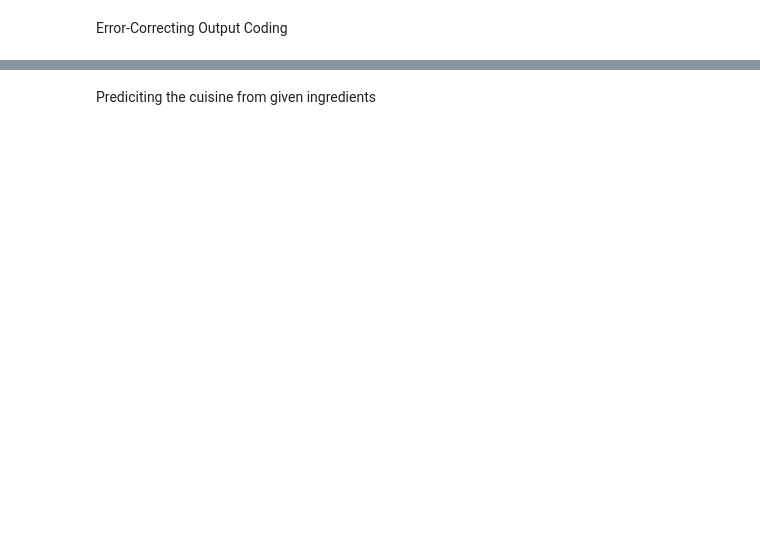
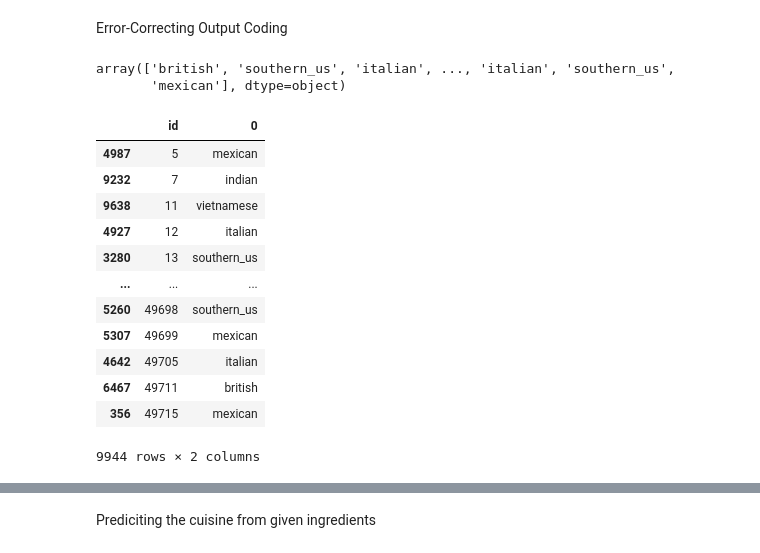
Before and after one commit to Milky066/IE0005_MiniProject, a Jupyter notebook: Source/Cooking.ipynb, the cells around one changed output, grey strips where cells are left out. Saved outputs shown, nothing was run; the diff lists cells and outputs as text; code cells hidden in the pictures; blank space fills up the shorter version.

```diff
--- a/Source/Cooking.ipynb
+++ b/Source/Cooking.ipynb
@@ -108,0 +128,8 @@ ingredients_test = MultiLabelBinarizer().fit_transform(test_df["ingredients"])
+# %%
+mlb = MultiLabelBinarizer()
+X = mlb.fit_transform(train_data["ingredients"])
+
+mlb.classes_
+mlb_test = MultiLabelBinarizer(classes=mlb.classes_)
+X_test = mlb_test.fit_transform(test_data["ingredients"])
+X_test.shape
@@ -109,3 +142,3 @@ ingredients_test = MultiLabelBinarizer().fit_transform(test_df["ingredients"])
 # %%
 svc = SVC(kernel='linear')
-svc_train = svc.fit(ingredients,train_df["cuisine"])
+svc_train = svc.fit(X,y)
@@ -115,0 +150,26 @@ classification = OneVsRestClassifier(svc_train)
+# %%
+Prediction = svc_train.predict(X_test)
+# %%
+type_array = le.inverse_transform(Prediction)
+type_array
+# %% [output]
+array(['british', 'southern_us', 'italian', ..., 'italian', 'southern_us',
+       'mexican'], dtype=object)
+# %%
+# prediction_array = np.vstack(test_data["id"],type_array)
+prediction_df = pd.concat([test_data["id"], pd.DataFrame(type_array)], axis=1)
+prediction_df.sort_values(by=['id'])
+# %% [output]
+|  | id | 0 |
+| 4987 | 5 | mexican |
+| 9232 | 7 | indian |
+| 9638 | 11 | vietnamese |
+| 4927 | 12 | italian |
+| 3280 | 13 | southern_us |
+| ... | ... | ... |
+| 5260 | 49698 | southern_us |
+| 5307 | 49699 | mexican |
+| 4642 | 49705 | italian |
+| 6467 | 49711 | british |
+| 356 | 49715 | mexican |
+9944 rows × 2 columns
```
Also changed, not shown: parts of 16 cells of this notebook, 1 other file.
